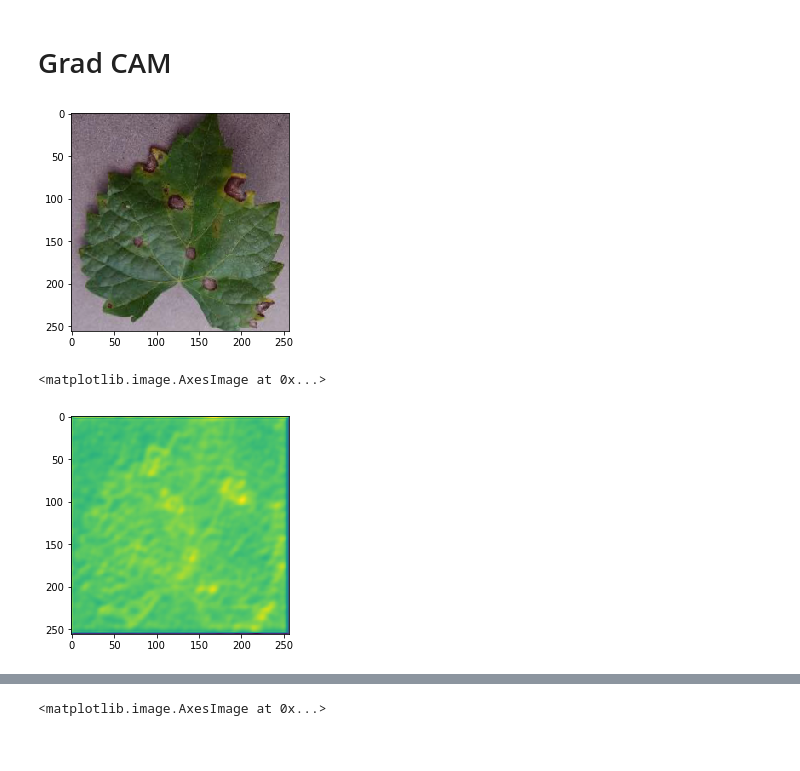
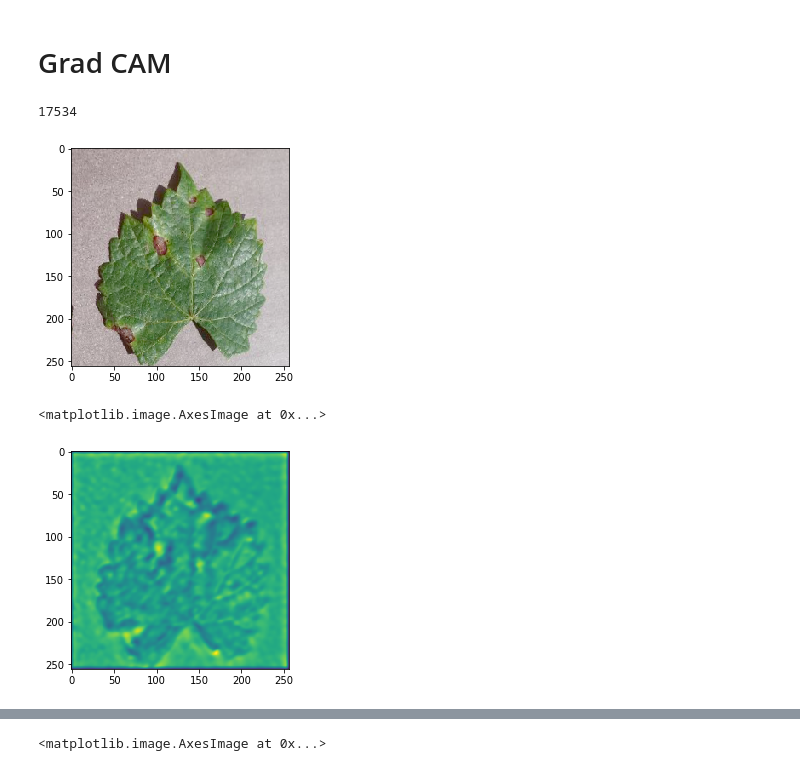
Before and after one commit to robeson1010/leafloction, a Jupyter notebook: Leaf-Unet.ipynb, the cells around one changed output, grey strips where cells are left out. Cells and saved outputs as stored; diff of their text form; code cells hidden in the pictures.

```diff
--- a/Leaf-Unet.ipynb
+++ b/Leaf-Unet.ipynb
@@ -22,7 +23,7 @@ path=Path('/home/staff/xin/Downloads/leafdisease/crowdai/')
 # %%
 src=ImageList.from_folder(path).split_by_rand_pct(seed=2).label_from_folder()
 # %%
-data=(src.transform(get_transforms(),size=256).databunch(bs=8).normalize(imagenet_stats))
+data=(src.transform(get_transforms(),size=256).databunch(bs=16).normalize(imagenet_stats))
 # %%
 from torchvision import models
 import torchvision
@@ -138,7 +245,7 @@ class FeatureLoss(nn.Module):
         return loss
 # %%
 def newacc(input, target):
-    return accuracy(input[1],target)
+    return accuracy(input[0],target)
 # %%
 learn=Learner(data,model=UnetResnet34(),loss_func=FeatureLoss(),metrics=newacc,callback_fns=LossMetrics)
 # %%
@@ -162,3 +269,3 @@ KeyboardInterrupt:
 # %%
-learn.fit_one_cycle(5,slice(1e-4))
+learn.fit_one_cycle(20,slice(1e-4),callbacks=[SaveModelCallback(learn, every='epoch', monitor='accuracy', name='unetV2')])
 # %% [output]
@@ -176,8 +284,12 @@ learn.save('unetattall')
 # Grad CAM
 # %%
 from fastai.callbacks.hooks import *
+# %%
+len(data.train_ds)
+# %% [output]
+17534
 # %%
-i=np.random.randint(17534) #40
+i=np.random.randint(1705) #40
 test=data.train_ds[i]
 sz = list(test[0].shape[-2:])
 # %%
@@ -191,8 +303,8 @@ with hook_output(layer1) as hook_a:
 # %%
 plt.imshow(test[0].data.numpy().transpose(1,2,0))
 plt.show()
-plt.imshow(hook_a.stored[0,0])
+plt.imshow(hook_a.stored[0,1])
 # %% [output]
-[figure, old version]
+[figure, new version]
 <matplotlib.image.AxesImage at 0x...>
-[figure, old version]
+[figure, new version]
```
Also changed, not shown: parts of 10 cells of this notebook, 5 other files.
